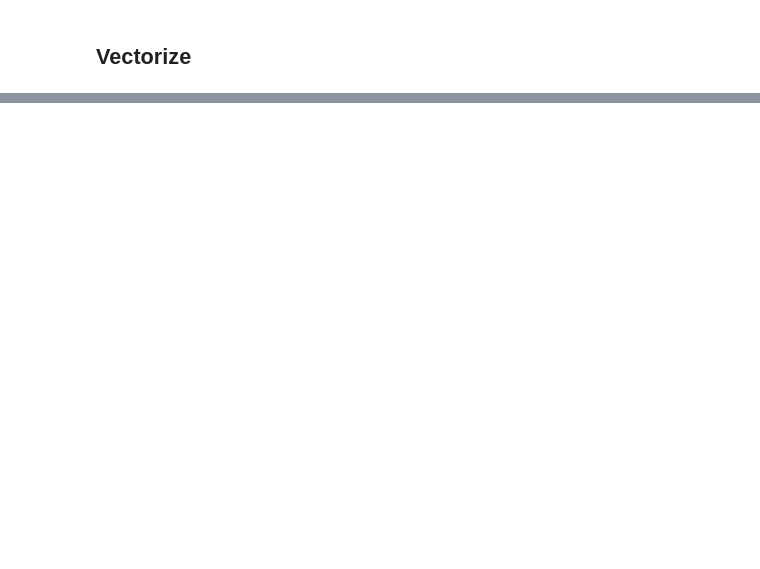
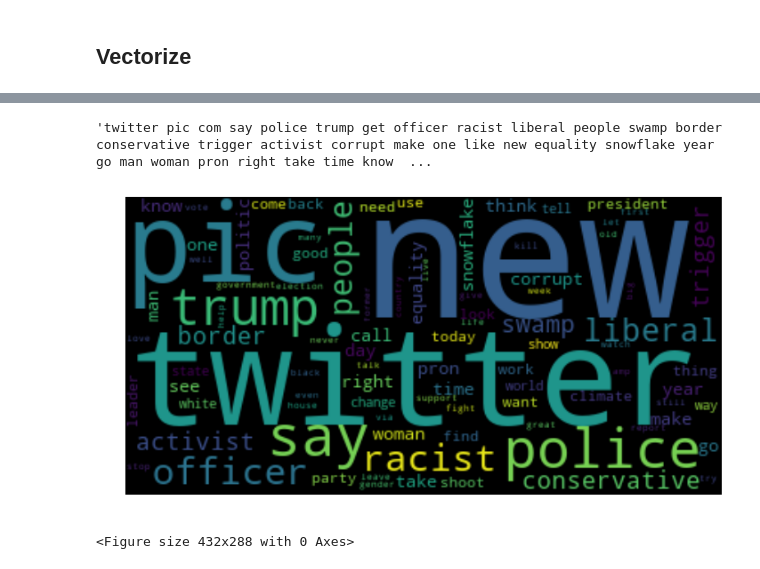
Before and after one commit to markabrennan/Twitter_bot_analysis, a Jupyter notebook: Mark_NLP.ipynb, the cells around one changed output, grey strips where cells are left out. Saved outputs shown, nothing was run; the diff lists cells and outputs as text; code cells hidden in the pictures; blank space fills up the shorter version.

```diff
--- a/Mark_NLP.ipynb
+++ b/Mark_NLP.ipynb
@@ -299,0 +634,2 @@ df['tokenized_tweets'][10]
+# %%
+words_freq =sorted(words_freq, key = lambda x: x[1], reverse=True)
@@ -299,0 +957,6 @@ df['tokenized_tweets'][10]
+# %%
+top_100 = words_freq[0:100]
+# %%
+words = []
+for item in top_100:
+    words.append(item[0])
@@ -299,0 +975,21 @@ df['tokenized_tweets'][10]
+# %%
+words_text = ' '.join(words)
+# %%
+words_text
+# %% [output]
+'twitter pic com say police trump get officer racist liberal people swamp border conservative trigger activist corrupt make one like new equality snowflake year go man woman pron right take time know  ...
+# %%
+text = X_train.lemmatized_tweets[0]
+
+# Create and generate a word cloud image:
+wordcloud = WordCloud().generate(words_text)
+
+plt.figure(figsize=(12,8))
+# Display the generated image:
+plt.imshow(wordcloud, interpolation='bilinear')
+plt.axis("off")
+plt.show()
+plt.savefig('word_count_cloud.png')
+# %% [output]
+[figure, added]
+<Figure size 432x288 with 0 Axes>
```
Also changed, not shown: parts of 137 cells of this notebook, 1 other file.
